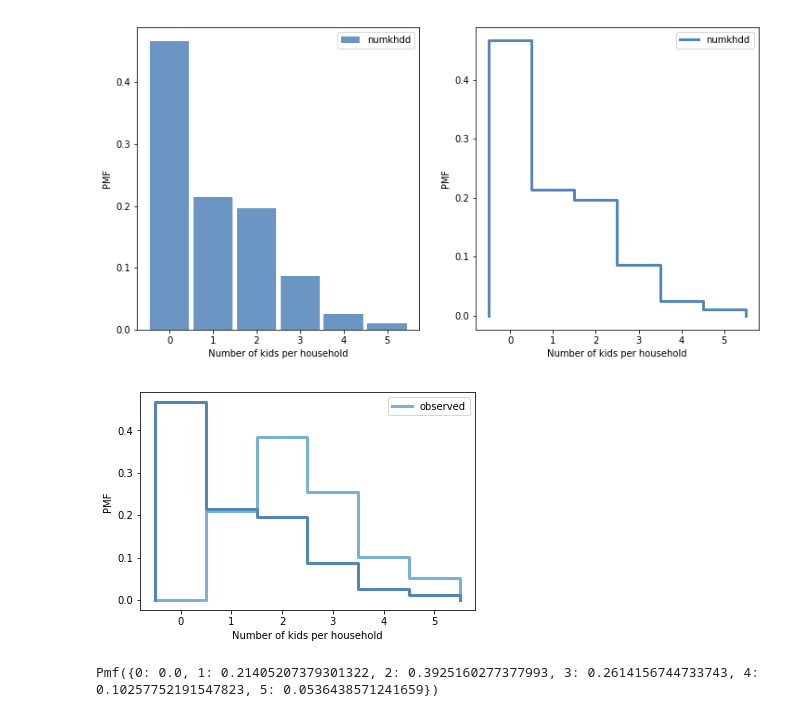
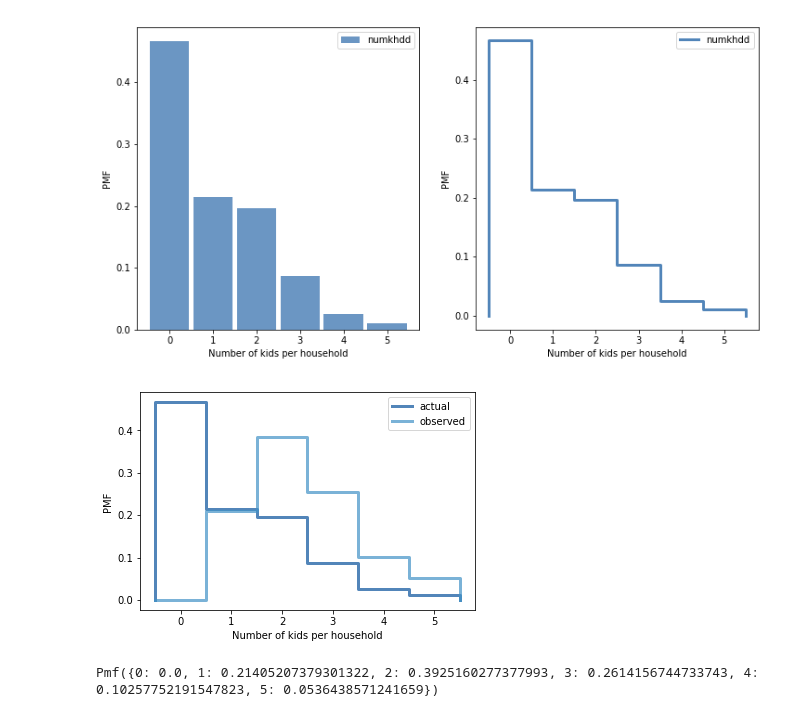
Before and after one commit to swv293/ThinkStats2, a Jupyter notebook: code/chap03ex.ipynb, the cells around one changed output. Drawn from its saved outputs; the diff is of its cells as text; code cells hidden in the pictures.

```diff
--- a/code/chap03ex.ipynb
+++ b/code/chap03ex.ipynb
@@ -380,13 +381,16 @@ thinkplot.Config(xlabel='Number of kids per household', ylabel='PMF')
 [figure]
 # %%
 # Solution goes here
+import matplotlib
+import matplotlib.pyplot as plt
+kids_pmf = thinkstats2.Pmf(resp.numkdhh, label ='actual')
 bias_kids_pmf = BiasPmf(kids_pmf, label='observed')
 thinkplot.PrePlot(2)
 thinkplot.Pmfs([kids_pmf, bias_kids_pmf])
 thinkplot.Config(xlabel='Number of kids per household', ylabel='PMF')
-#savefig('bias.pdf')
+plt.savefig('bias.png')
 # %% [output]
-[figure, old version]
+[figure, new version]
 # %%
 # Solution goes here
 for x, p in kids_pmf.Items():
```
Also changed, not shown: parts of 10 cells of this notebook, 1 other file.
